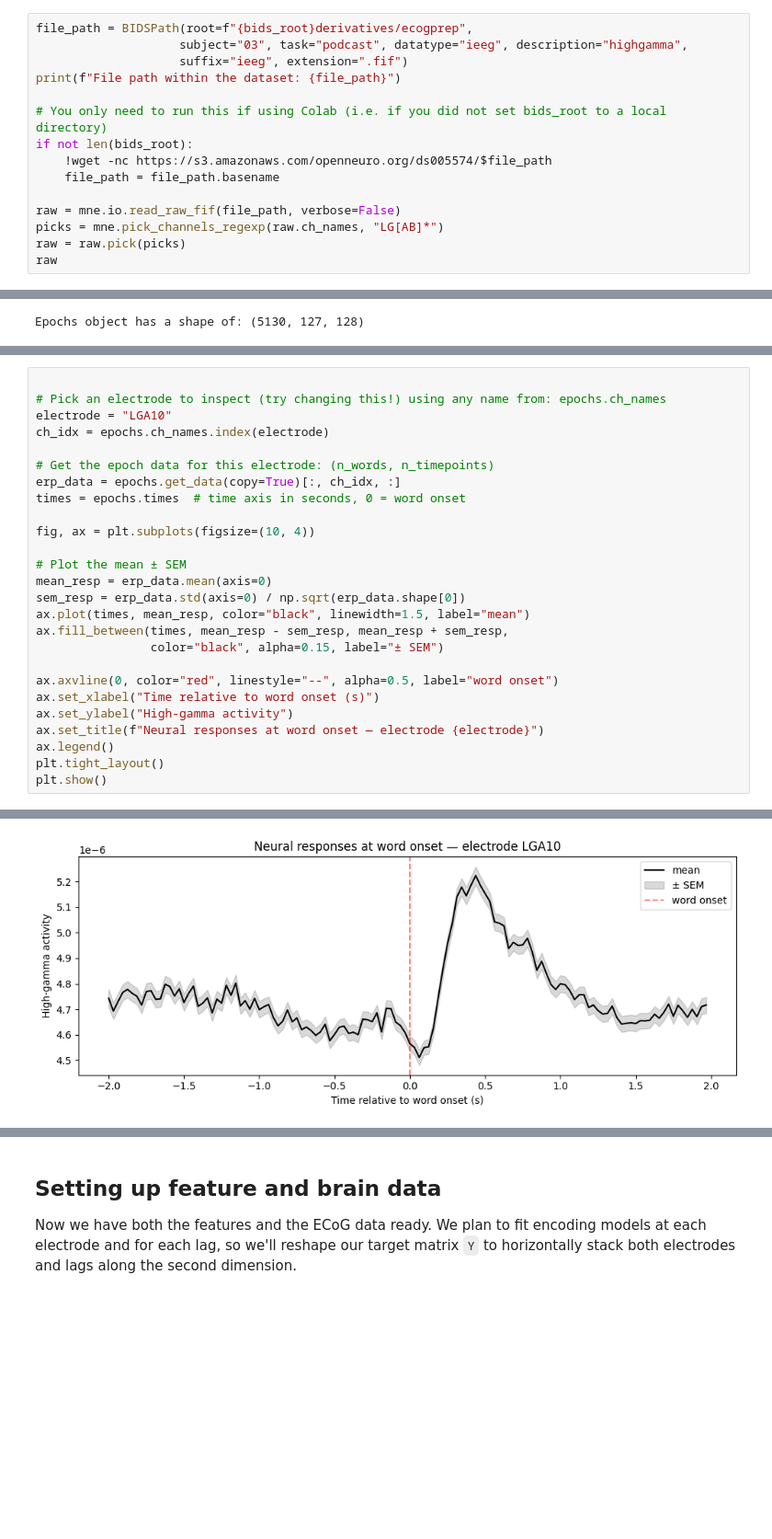
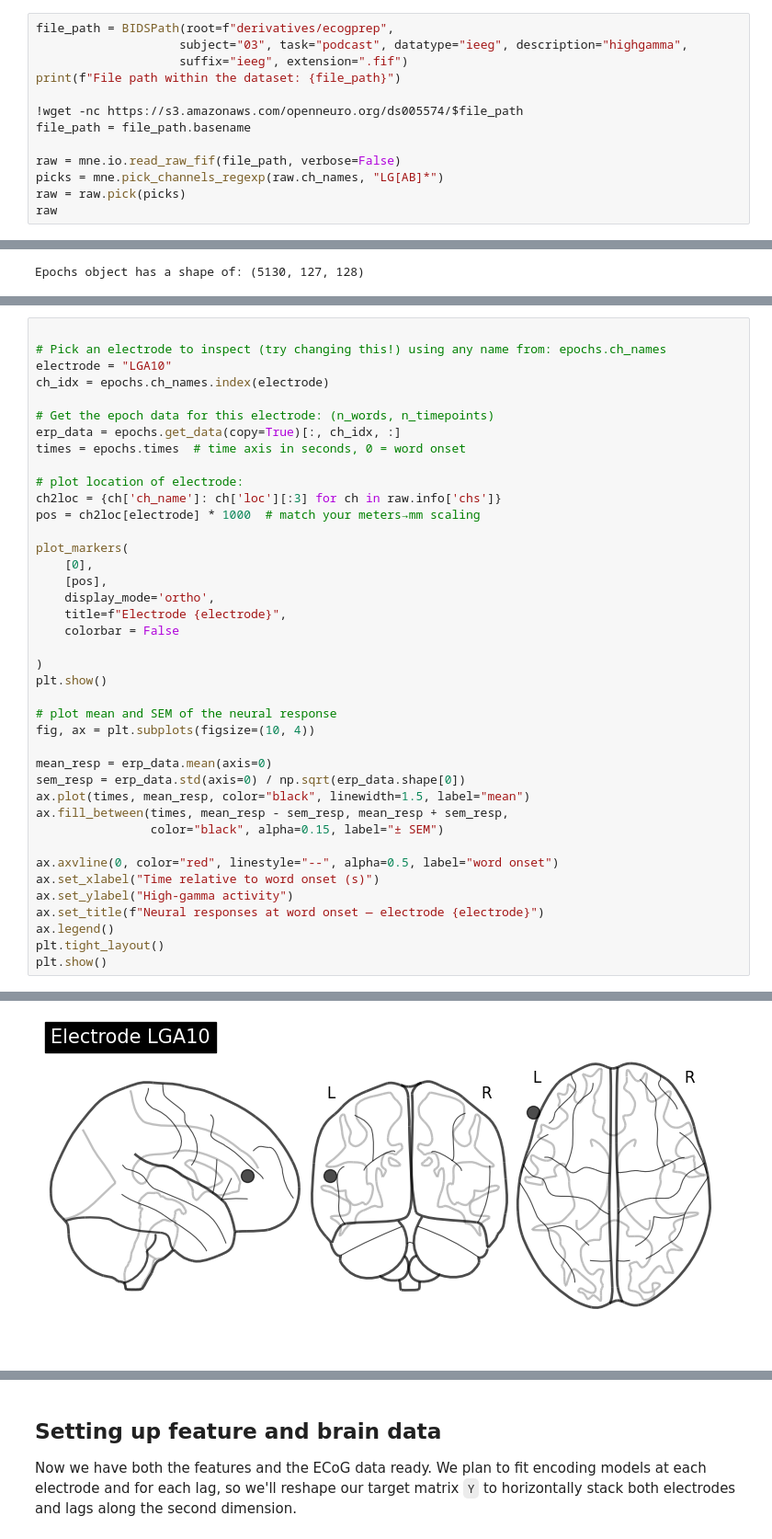
Before and after one commit to bootstrapbill/encoding_model_tutorial, a Jupyter notebook: notebooks/encoding_tutorial.ipynb, the cells around one changed output, grey strips where cells are left out. Shown at 92% size. Cells and saved outputs as stored; diff of their text form; blank space fills up the shorter version.

```diff
--- a/notebooks/encoding_tutorial.ipynb
+++ b/notebooks/encoding_tutorial.ipynb
@@ -222,15 +222,13 @@ Found 6 occurrences of "how"
 # %% [markdown]
 Next, we will load the preprocessed ECoG data. We will load this in from [OpenNeuro.org](https://openneuro.org/), an online data repository for neuroimaging experiments where the Podcast dataset is stored. For this demo we will be using data from Subject 3, who has good electrode coverage.
 # %%
-file_path = BIDSPath(root=f"{bids_root}derivatives/ecogprep",
+file_path = BIDSPath(root=f"derivatives/ecogprep",
                     subject="03", task="podcast", datatype="ieeg", description="highgamma",
                     suffix="ieeg", extension=".fif")
 print(f"File path within the dataset: {file_path}")
 
-# You only need to run this if using Colab (i.e. if you did not set bids_root to a local directory)
-if not len(bids_root):
-    !wget -nc https://s3.amazonaws.com/openneuro.org/ds005574/$file_path
-    file_path = file_path.basename
+!wget -nc https://s3.amazonaws.com/openneuro.org/ds005574/$file_path
+file_path = file_path.basename
 
 raw = mne.io.read_raw_fif(file_path, verbose=False)
 picks = mne.pick_channels_regexp(raw.ch_names, "LG[AB]*")
@@ -313,9 +317,23 @@ ch_idx = epochs.ch_names.index(electrode)
 erp_data = epochs.get_data(copy=True)[:, ch_idx, :]
 times = epochs.times  # time axis in seconds, 0 = word onset
 
+# plot location of electrode:
+ch2loc = {ch['ch_name']: ch['loc'][:3] for ch in raw.info['chs']}
+pos = ch2loc[electrode] * 1000  # match your meters→mm scaling
+
+plot_markers(
+    [0],
+    [pos],
+    display_mode='ortho',
+    title=f"Electrode {electrode}",
+    colorbar = False
+
+)
+plt.show()
+
+# plot mean and SEM of the neural response
 fig, ax = plt.subplots(figsize=(10, 4))
 
-# Plot the mean ± SEM
 mean_resp = erp_data.mean(axis=0)
 sem_resp = erp_data.std(axis=0) / np.sqrt(erp_data.shape[0])
 ax.plot(times, mean_resp, color="black", linewidth=1.5, label="mean")
@@ -333 +352 @@ plt.show()
-[figure, old version]
+[figure, new version]
```
Also changed, not shown: parts of 21 cells of this notebook.
